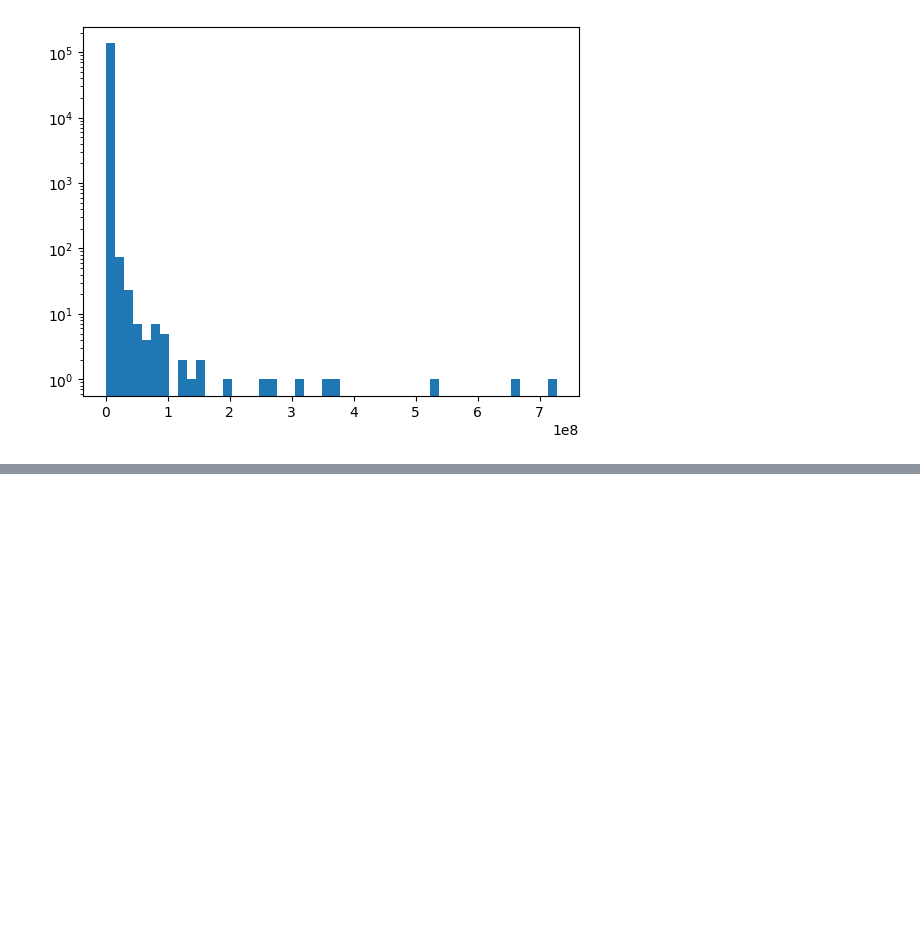
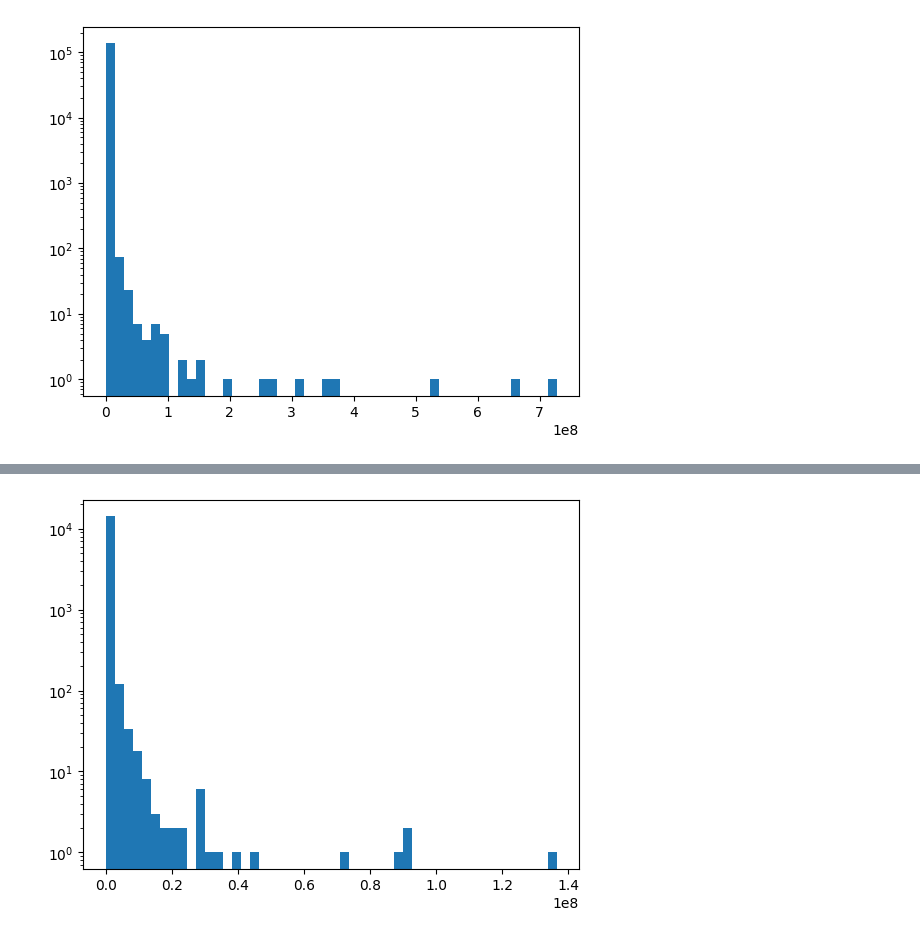
Before and after one commit to jfarid27/neynar-farcaster-graph-analytics, a Jupyter notebook: quotient-fids.ipynb, the cells around one changed output, grey strips where cells are left out. Drawn from its saved outputs; the diff is of its cells as text; code cells hidden in the pictures; blank space fills up the shorter version.

```diff
--- a/quotient-fids.ipynb
+++ b/quotient-fids.ipynb
@@ -44,0 +78,4 @@ histogram_plot(quotient['neynar_score'])
+# %%
+histogram_plot(casterbot_follower_scores['bridge_score'])
+# %% [output]
+[figure, added]
```
Also changed, not shown: parts of 14 cells of this notebook, 2 other files.
